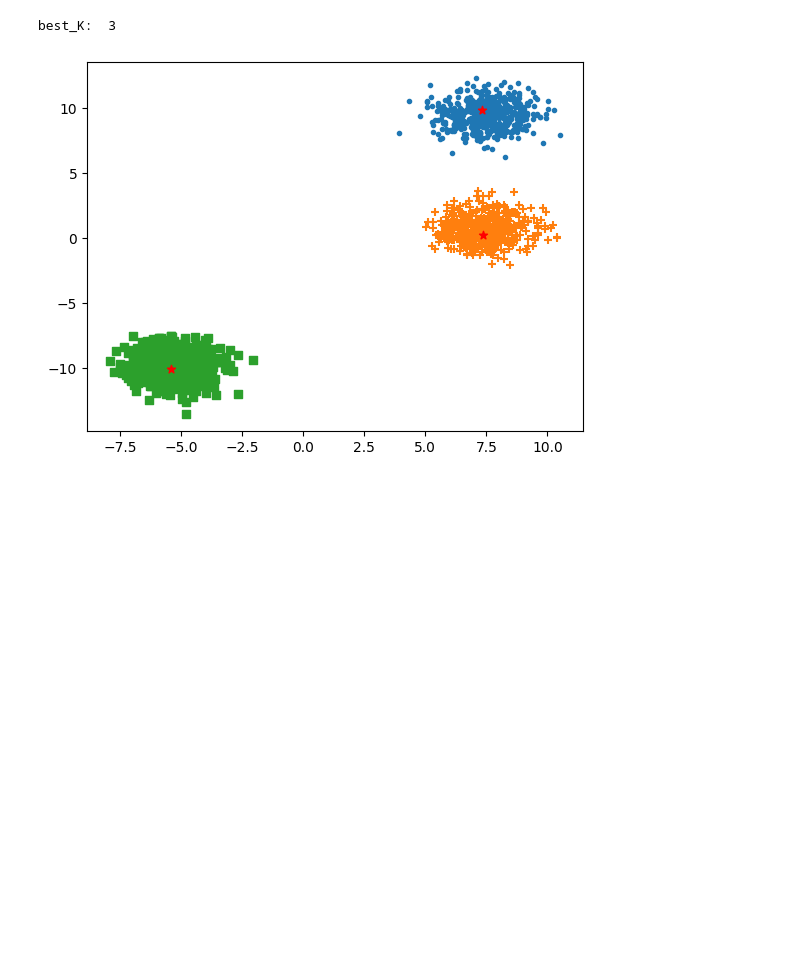
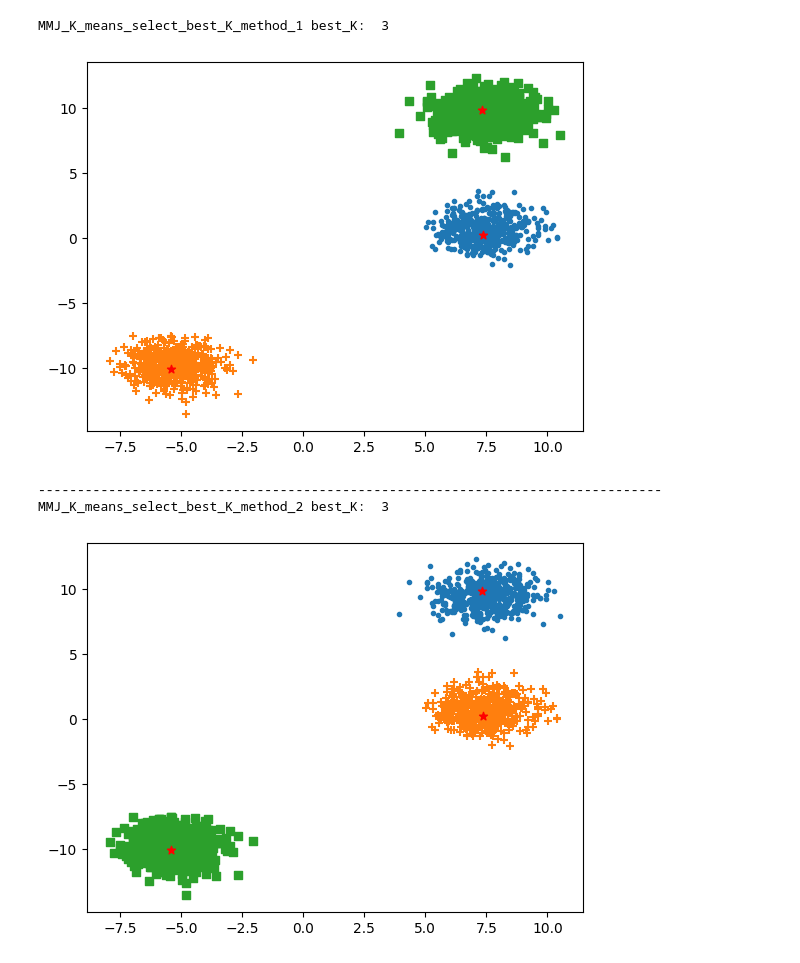
Before and after one commit to mike-liuliu/Min-Max-Jump-distance, a Jupyter notebook: MMJ-K-means select best K.ipynb, the cells around one changed output. Drawn from its saved outputs; the diff is of its cells as text; code cells hidden in the pictures; blank space fills up the shorter version.

```diff
--- a/MMJ-K-means select best K.ipynb
+++ b/MMJ-K-means select best K.ipynb
@@ -6,7 +6,7 @@ import kmedoids
 random.seed(122)
 np.random.seed(122)
 # %%
-def MMJ_K_means_select_best_K(X, mmj_matrix):
+def MMJ_K_means_select_best_K_method_1(X, mmj_matrix):
 
     global dis_matrix
 
@@ -35,6 +35,28 @@ def MMJ_K_means_select_best_K(X, mmj_matrix):
     best_K = K_list[np.argmax(mmj_sc_list)]
 
     return best_K, mmj_sc_list
+# %%
+def MMJ_K_means_select_best_K_method_2(X, mmj_matrix):
+
+    global dis_matrix
+
+    mmj_sc_list = []
+
+    K_list = np.arange(2,31)
+
+    K_list = [int(i) for i in K_list]
+
+    for num_clusters in K_list:
+
+        label, strong_ambi_p_idx, weak_ambi_p_idx = MMJ_K_means_using_PAM_algo_return(X, num_clusters, mmj_matrix)
+
+        dis_matrix = mmj_matrix
+
+        mmj_sc = mmj_Silhouette_coefficient(X, label)
+        mmj_sc_list.append(mmj_sc)
+    best_K = K_list[np.argmax(mmj_sc_list)]
+
+    return best_K, mmj_sc_list
 # %%
 
 
@@ -87,21 +125,33 @@ best_K:  20
 # %%
 data_id  = 0
 
 X = test_data_145[data_id]
 
 # Calculate MMJ distance matrix with Algorithm 4, implementation and testing of Algorithm 4 see another paper:
 # http://www.arxiv.org/abs/2407.07058
 mmj_distance_matrix =  cal_mmj_matrix_by_algo_4_Calculation_and_Copy(X)
 
-# select best K (number of clusters) from range(2,31) with MMJ-SC
-best_K, mmj_sc_list = MMJ_K_means_select_best_K(X, mmj_distance_matrix)
+# select best K (number of clusters) from range(2,31) with MMJ-SC, method_1
+best_K, mmj_sc_list = MMJ_K_means_select_best_K_method_1(X, mmj_distance_matrix)
 
-print("best_K: ", best_K)
+print("MMJ_K_means_select_best_K_method_1 best_K: ", best_K)
 
 label, strong_ambi_p_idx, weak_ambi_p_idx = MMJ_K_means_using_PAM_algo_return(X, best_K, mmj_distance_matrix, plot = True)
+
+print("-"*80)
+
+# select best K (number of clusters) from range(2,31) with MMJ-SC, method_2
+best_K, mmj_sc_list = MMJ_K_means_select_best_K_method_2(X, mmj_distance_matrix)
+
+print("MMJ_K_means_select_best_K_method_2 best_K: ", best_K)
+
+label, strong_ambi_p_idx, weak_ambi_p_idx = MMJ_K_means_using_PAM_algo_return(X, best_K, mmj_distance_matrix, plot = True)
 # %% [output]
-best_K:  3
+MMJ_K_means_select_best_K_method_1 best_K:  3
-[figure, old version]
+[figure, new version]
+--------------------------------------------------------------------------------
+MMJ_K_means_select_best_K_method_2 best_K:  3
+[figure, added]
 # %%
 data_id  = 106
 
```
Also changed, not shown: parts of 12 cells of this notebook, 1 other file.
